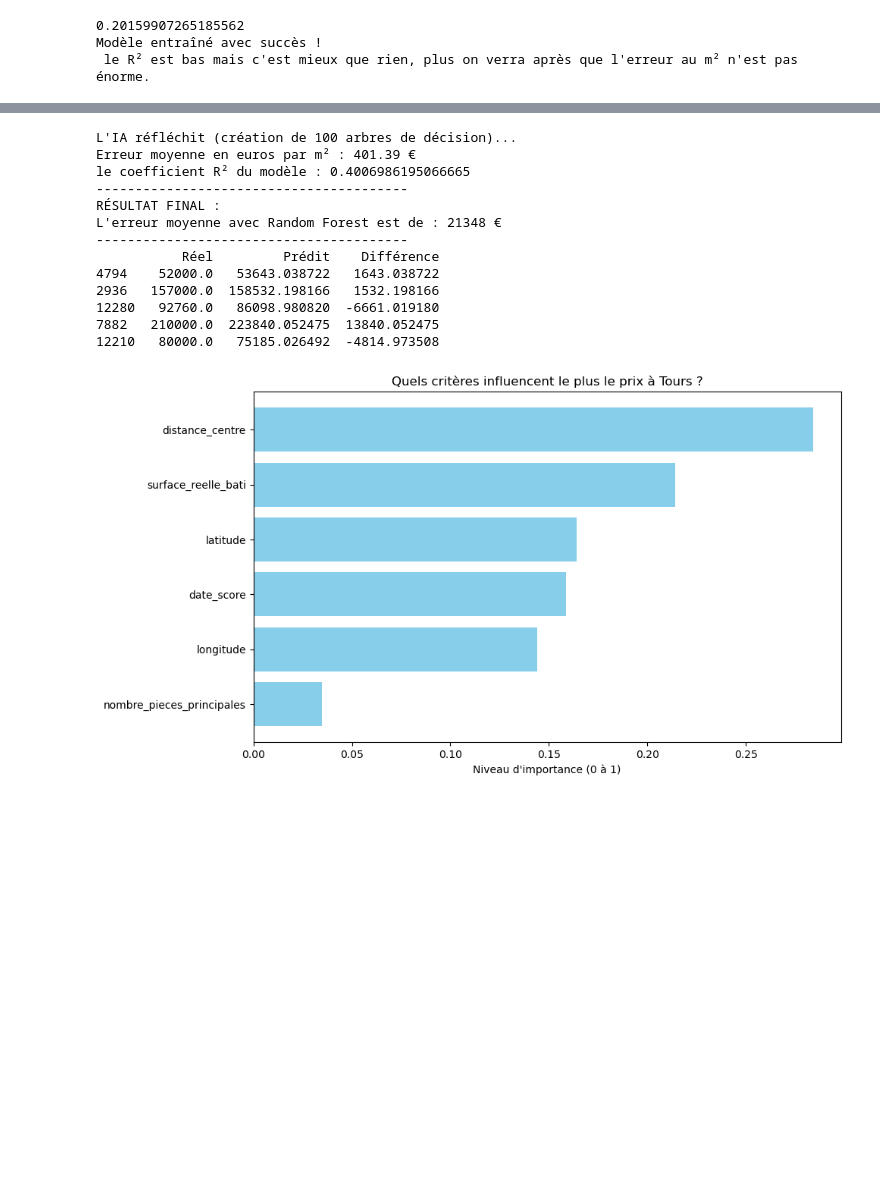
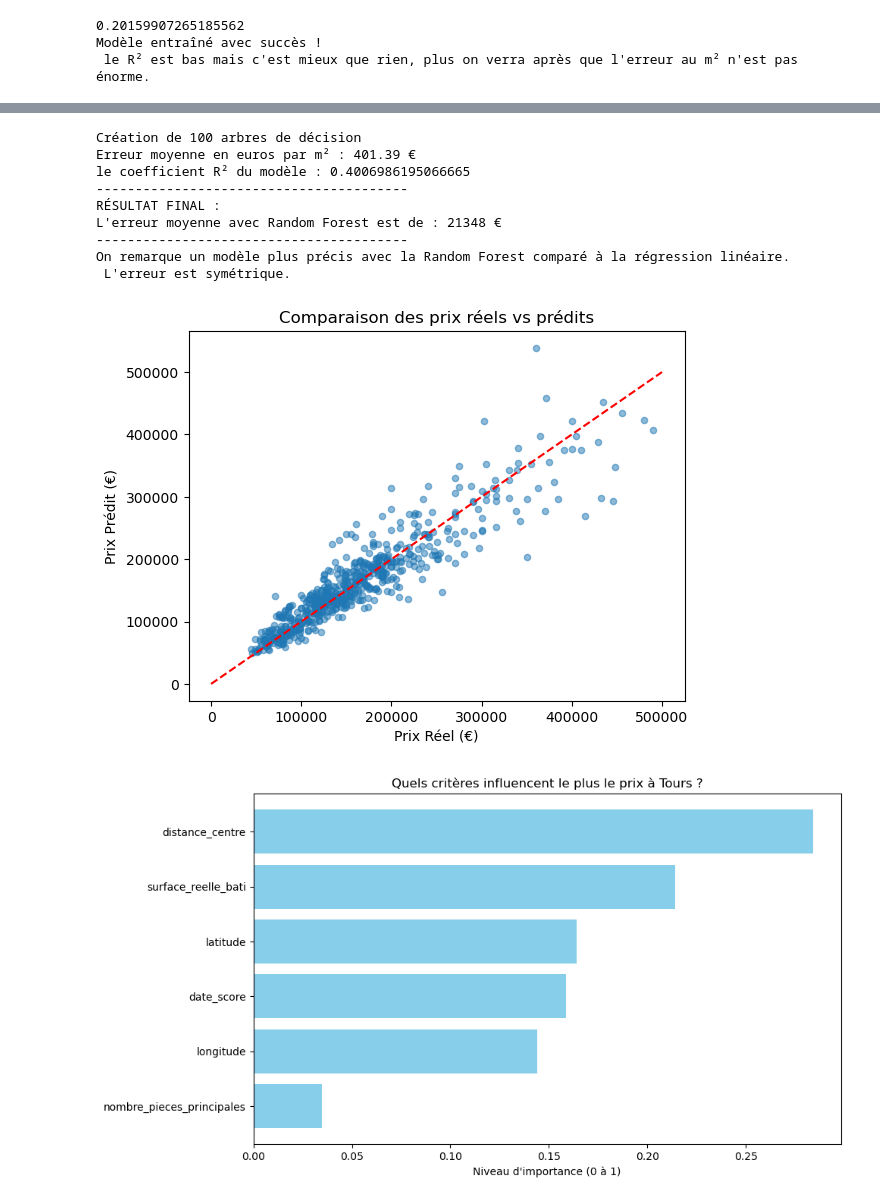
Before and after one commit to eddy37120/Projet-immobilier, a Jupyter notebook: Projet immobilier.ipynb, the cells around one changed output, grey strips where cells are left out. Saved outputs shown, nothing was run; the diff lists cells and outputs as text; code cells hidden in the pictures; blank space fills up the shorter version.

```diff
--- a/Projet immobilier.ipynb
+++ b/Projet immobilier.ipynb
@@ -183,8 +174,6 @@ import pandas as pd
 from sklearn.model_selection import train_test_split
 from sklearn.ensemble import RandomForestRegressor
 from sklearn.metrics import mean_absolute_error
-
-
 
 dfml2 = df[['surface_reelle_bati', 'nombre_pieces_principales', 'longitude', 'latitude', 'date_mutation', 'valeur_fonciere', 'distance_centre']].copy()
 
@@ -206,48 +195,50 @@ y = dfml2['prix_m2']
 X_train, X_test, y_train, y_test = train_test_split(X, y, test_size=0.2, random_state=42)
 
 
-print("L'IA réfléchit (création de 100 arbres de décision)...")
+print("Création de 100 arbres de décision")
 
 # random_state=42 : Pour avoir toujours le même résultat
 modele_rf = RandomForestRegressor(n_estimators=100, random_state=42)
 modele_rf.fit(X_train, y_train) #entraînement
 
 pred_m2 = modele_rf.predict(X_test)
 erreurmoyenne1 = mean_absolute_error(y_test, pred_m2)
 print(f"Erreur moyenne en euros par m² : {erreurmoyenne1:.2f} €")
 print(f"le coefficient R² du modèle : {modele_rf.score(X_test, y_test)}") #évaluation
 
 # B. On remultiplie par la surface pour avoir le PRIX TOTAL
 surfaces_test = X_test['surface_reelle_bati'] #c'est maintenant une série pandas
 prix_total_predit = pred_m2 * surfaces_test #série pandas du prix total prédit par le modèle rf
 prix_total_reel = y_test * surfaces_test #série pandas du prix total réel
 
 # C. Calcul de l'erreur
 erreur_finale = mean_absolute_error(prix_total_reel, prix_total_predit)
 
 print("-" * 40)
 print(f"RÉSULTAT FINAL :")
 print(f"L'erreur moyenne avec Random Forest est de : {erreur_finale:.0f} €")
 print("-" * 40)
 
 # Comparaison visuelle rapide
-comparison = pd.DataFrame({'Réel': prix_total_reel, 'Prédit': prix_total_predit})
-comparison['Différence'] = comparison['Prédit'] - comparison['Réel']
-print(comparison.head(5))
+comparaison = pd.DataFrame({'Réel': prix_total_reel, 'Prédit': prix_total_predit})
+comparaison['Différence'] = comparaison['Prédit'] - comparaison['Réel']
+comparaison.plot(kind='scatter', x='Réel', y='Prédit', alpha=0.5)
+plt.plot([0, 500000], [0, 500000], color='red', linestyle='--')  # Ligne y=x
+plt.title('Comparaison des prix réels vs prédits')
+plt.xlabel('Prix Réel (€)')
+plt.ylabel('Prix Prédit (€)')
+print("On remarque un modèle plus précis avec la Random Forest comparé à la régression linéaire. \n L'erreur est symétrique.")
 # %% [output]
-L'IA réfléchit (création de 100 arbres de décision)...
+Création de 100 arbres de décision
 Erreur moyenne en euros par m² : 401.39 €
 le coefficient R² du modèle : 0.4006986195066665
 ----------------------------------------
 RÉSULTAT FINAL :
 L'erreur moyenne avec Random Forest est de : 21348 €
 ----------------------------------------
-           Réel         Prédit    Différence
-4794    52000.0   53643.038722   1643.038722
-2936   157000.0  158532.198166   1532.198166
-12280   92760.0   86098.980820  -6661.019180
-7882   210000.0  223840.052475  13840.052475
-12210   80000.0   75185.026492  -4814.973508
+On remarque un modèle plus précis avec la Random Forest comparé à la régression linéaire.
+ L'erreur est symétrique.
+[figure, added]
 # %%
 import matplotlib.pyplot as plt
 #fait avec l'IA uniquement
```
Also changed, not shown: parts of 9 cells of this notebook.
